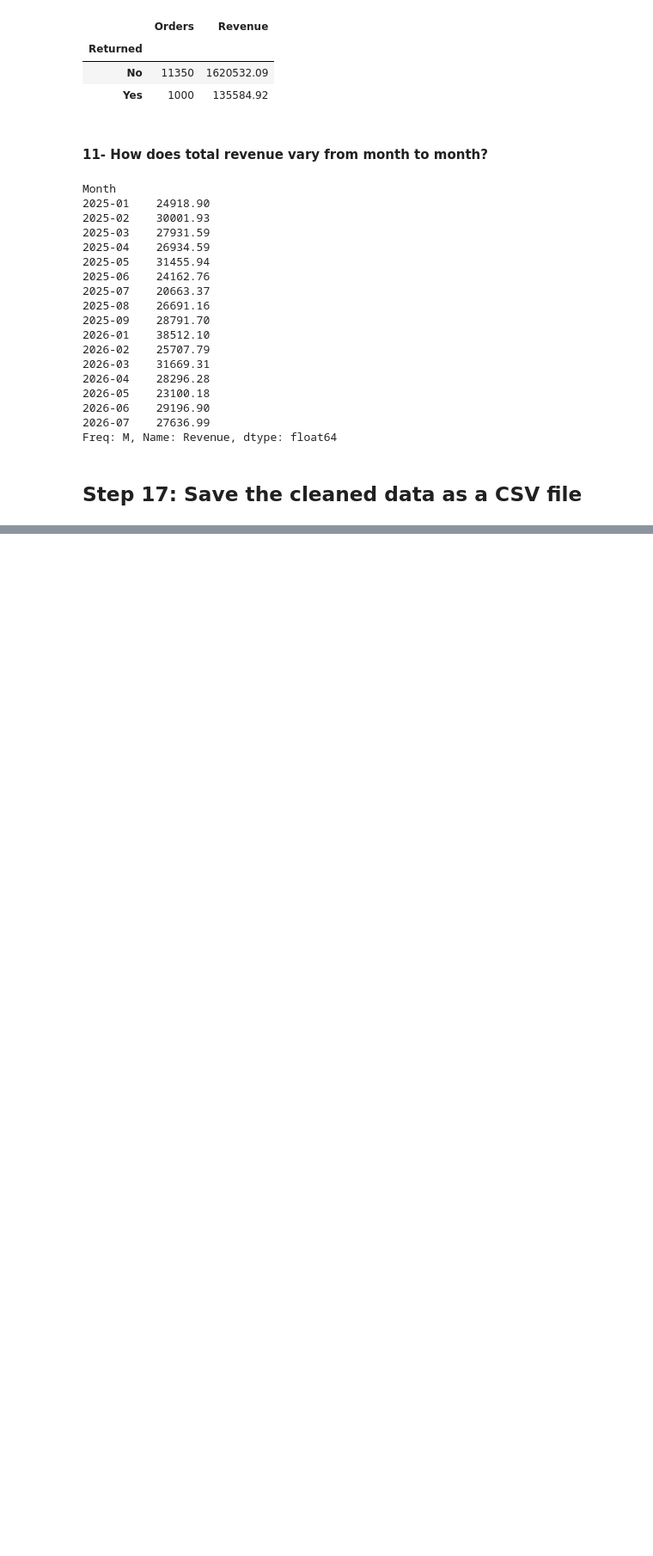
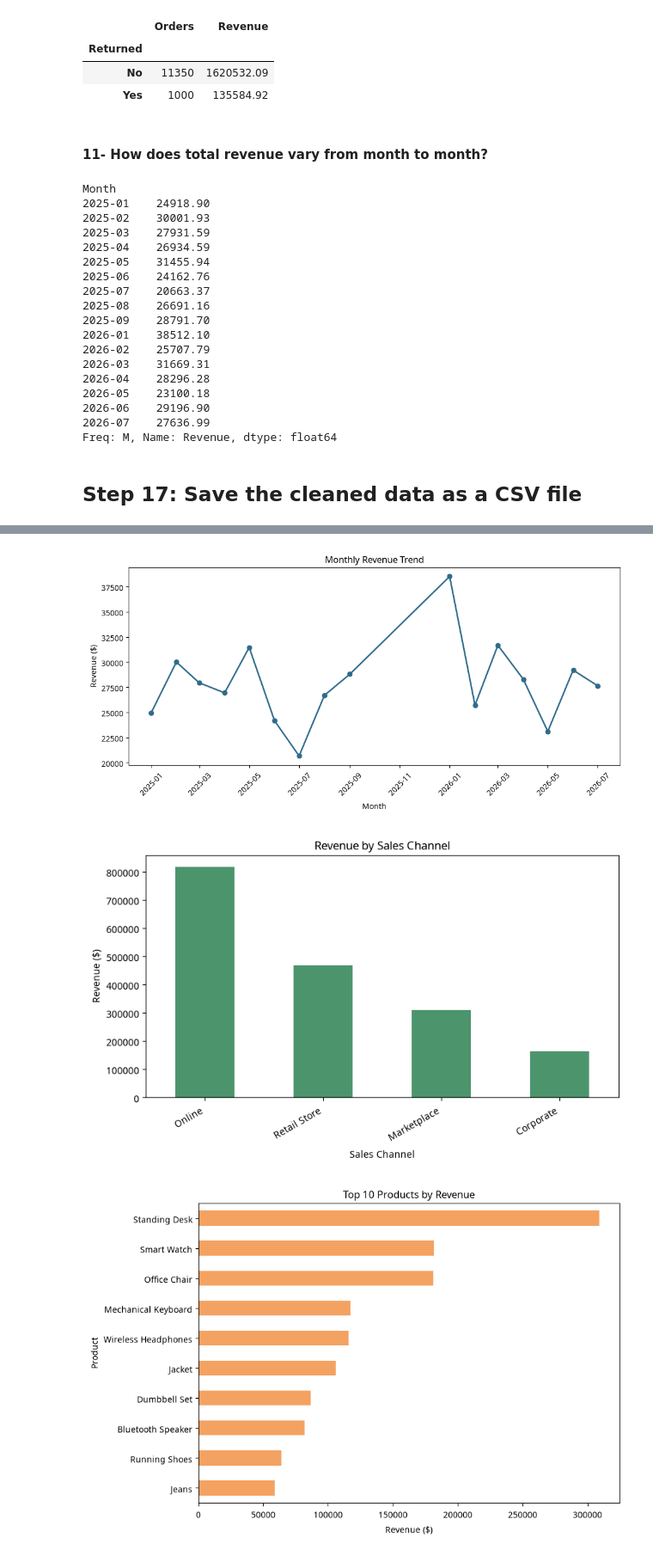
Before and after one commit to youmna24zaian/ecommerce-sales-analysis, a Jupyter notebook: ecommerce_sales_analysis.ipynb, the cells around one changed output, grey strips where cells are left out. Shown at 86% size. Drawn from its saved outputs; the diff is of its cells as text; code cells hidden in the pictures; blank space fills up the shorter version.

```diff
--- a/ecommerce_sales_analysis.ipynb
+++ b/ecommerce_sales_analysis.ipynb
@@ -408,7 +383,10 @@ df["UnitPrice"].dtype
 # %%
-df["UnitPrice"] = df["UnitPrice"].str.replace("$", " ", regex=False)
-
-df["UnitPrice"] = pd.to_numeric(df["UnitPrice"], errors="coerce")
+df["UnitPrice"] = (
+    pd.to_numeric(
+        df["UnitPrice"].astype(str).str.replace("$", "", regex=False),
+        errors="coerce"
+    )
+)
 # %%
 df["UnitPrice"].dtype
 df["UnitPrice"].head(20)
@@ -780,0 +765,57 @@ Freq: M, Name: Revenue, dtype: float64
+# %%
+from pathlib import Path
+
+Path("images").mkdir(exist_ok=True)
+
+# 1. Monthly revenue trend (months with valid dates only)
+plt.figure(figsize=(10, 5))
+plt.plot(monthly_revenue.index.to_timestamp(), monthly_revenue.values, marker="o", color="#2F6B8A", linewidth=2)
+plt.title("Monthly Revenue Trend")
+plt.xlabel("Month")
+plt.ylabel("Revenue ($)")
+plt.xticks(rotation=45)
+plt.tight_layout()
+plt.savefig("images/monthly_revenue_trend.png", dpi=150, bbox_inches="tight")
+plt.show()
+plt.close()
+
+# 2. Revenue by sales channel
+plt.figure(figsize=(8, 5))
+channel_summary.plot(kind="bar", color="#4C956C")
+plt.title("Revenue by Sales Channel")
+plt.xlabel("Sales Channel")
+plt.ylabel("Revenue ($)")
+plt.xticks(rotation=30, ha="right")
+plt.tight_layout()
+plt.savefig("images/revenue_by_channel.png", dpi=150, bbox_inches="tight")
+plt.show()
+plt.close()
+
+# 3. Top 10 products by revenue
+top_10_products = product_revenue.head(10).sort_values()
+plt.figure(figsize=(9, 6))
+top_10_products.plot(kind="barh", color="#F4A261")
+plt.title("Top 10 Products by Revenue")
+plt.xlabel("Revenue ($)")
+plt.ylabel("Product")
+plt.tight_layout()
+plt.savefig("images/top_10_products.png", dpi=150, bbox_inches="tight")
+plt.show()
+plt.close()
+
+# 4. Returned versus non-returned orders
+order_counts = return_summary["Orders"].sort_values(ascending=False)
+plt.figure(figsize=(7, 5))
+order_counts.plot(kind="bar", color=["#577590", "#E76F51"])
+plt.title("Returned vs Non-returned Orders")
+plt.xlabel("Return Status")
+plt.ylabel("Number of Orders")
+plt.xticks(rotation=0)
+plt.tight_layout()
+plt.savefig("images/returned_vs_non_returned.png", dpi=150, bbox_inches="tight")
+plt.show()
+plt.close()
+# %% [output]
+[figure, added]
+[figure, added]
+[figure, added]
```
Also changed, not shown: parts of 23 cells of this notebook, 6 other files.
